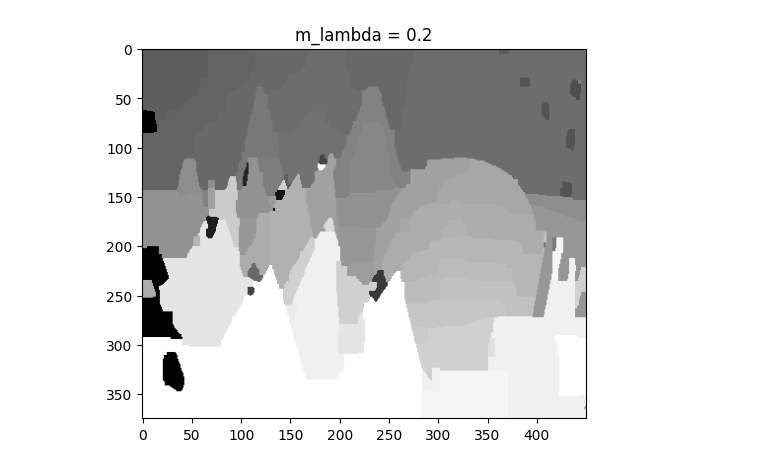
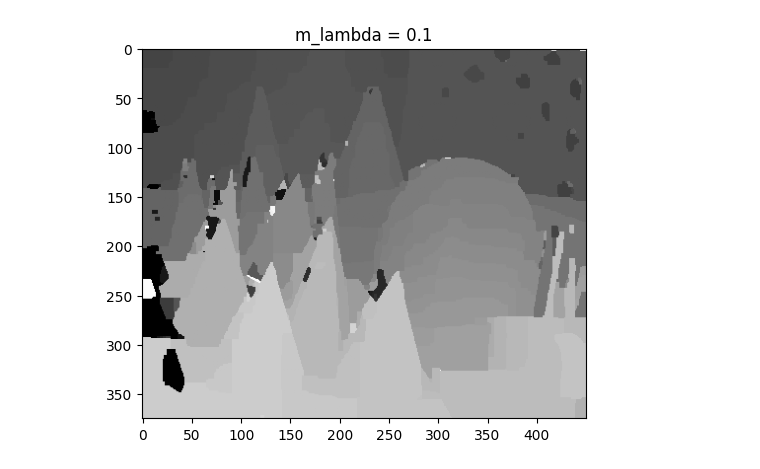
Before and after one commit to frankRenlf/ee5731_visualcomputing, a Jupyter notebook: ca2/part2.ipynb, the cells around one changed output. Drawn from its saved outputs; the diff is of its cells as text; code cells hidden in the pictures.

```diff
--- a/ca2/part2.ipynb
+++ b/ca2/part2.ipynb
@@ -24,7 +24,7 @@ leftImg = cv.cvtColor(leftImg, cv.COLOR_BGR2RGB)
 rightImg = cv.cvtColor(rightImg, cv.COLOR_BGR2RGB)
 newImg = leftImg
 
-num_label = 50
+num_label = 65
 
 H = leftImg.shape[0]  #height of img
 W = leftImg.shape[1]  #width of img
@@ -42,15 +42,15 @@ for y in range(0, H):
                 c2 = rightImg[y][0]
             unary[y][x][i] = dist(c1, c2) / 255
 # %%
-m_lambda = 0.2
-n_labels = pygco.cut_grid_graph_simple(unary, pairwise * m_lambda, n_iter=-1)
+m_lambda = 0.1
+n_labels = gco.cut_grid_graph_simple(unary, pairwise * m_lambda, connect=4, n_iter=-1)
 n_labels = n_labels.reshape(H, W)
 
 plt.imshow(n_labels, cmap='gray')
 plt.title(f'm_lambda = {m_lambda}')
 plt.show()
 # %% [output]
-[figure, old version]
+[figure, new version]
 # %% [markdown]
 # There is some noise in the depth result.
 #
```
Also changed, not shown: parts of 3 cells of this notebook, 1 other file.
